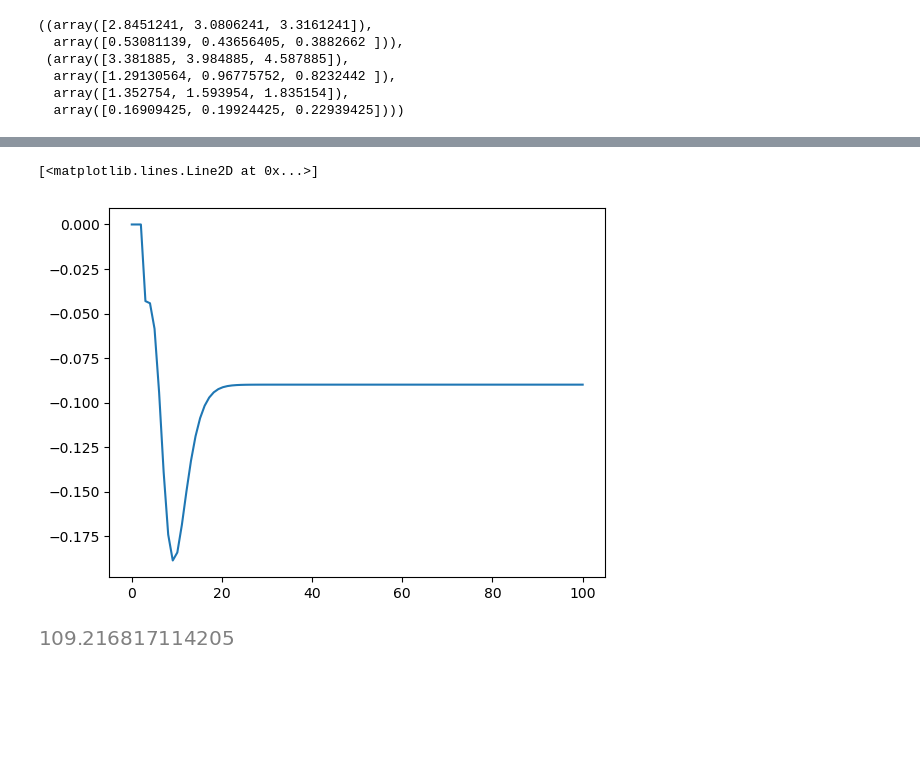
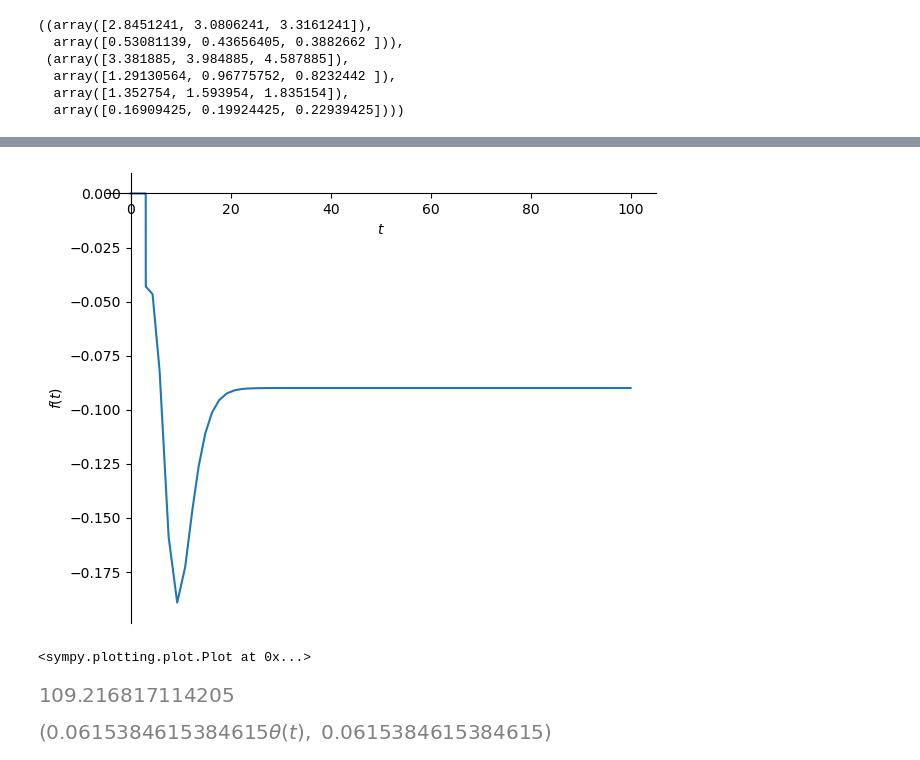
Before and after one commit to Alex1um/otp, a Jupyter notebook: 1.ipynb, the cells around one changed output, grey strips where cells are left out. Drawn from its saved outputs; the diff is of its cells as text; code cells hidden in the pictures; blank space fills up the shorter version.

```diff
--- a/1.ipynb
+++ b/1.ipynb
@@ -70,8 +72,6 @@ f
-# %%
-fpy = np.vectorize(lambda tp: f[0].evalf(subs={t: tp}))
-ts = np.linspace(0, 100, 100)
-plt.plot(ts, fpy(ts))
-# %% [output]
-[<matplotlib.lines.Line2D at 0x...>]
-[figure, removed]
+# %%
+sympy.plot(x, (t, 0, 100))
+# %% [output]
+[figure, added]
+<sympy.plotting.plot.Plot at 0x...>
 # %%
@@ -79,3 +79,7 @@ epsilon = sympy.integrate(sympy.Abs(f[0] - 1), (t, 0, 100))
 epsilon.evalf()
 # %% [output]
 [figure]
+# %%
+sympy.inverse_laplace_transform(1/(T_i * s), s, t), 1 / T_i
+# %% [output]
+[figure, added]
```
Also changed, not shown: parts of 2 cells of this notebook.
